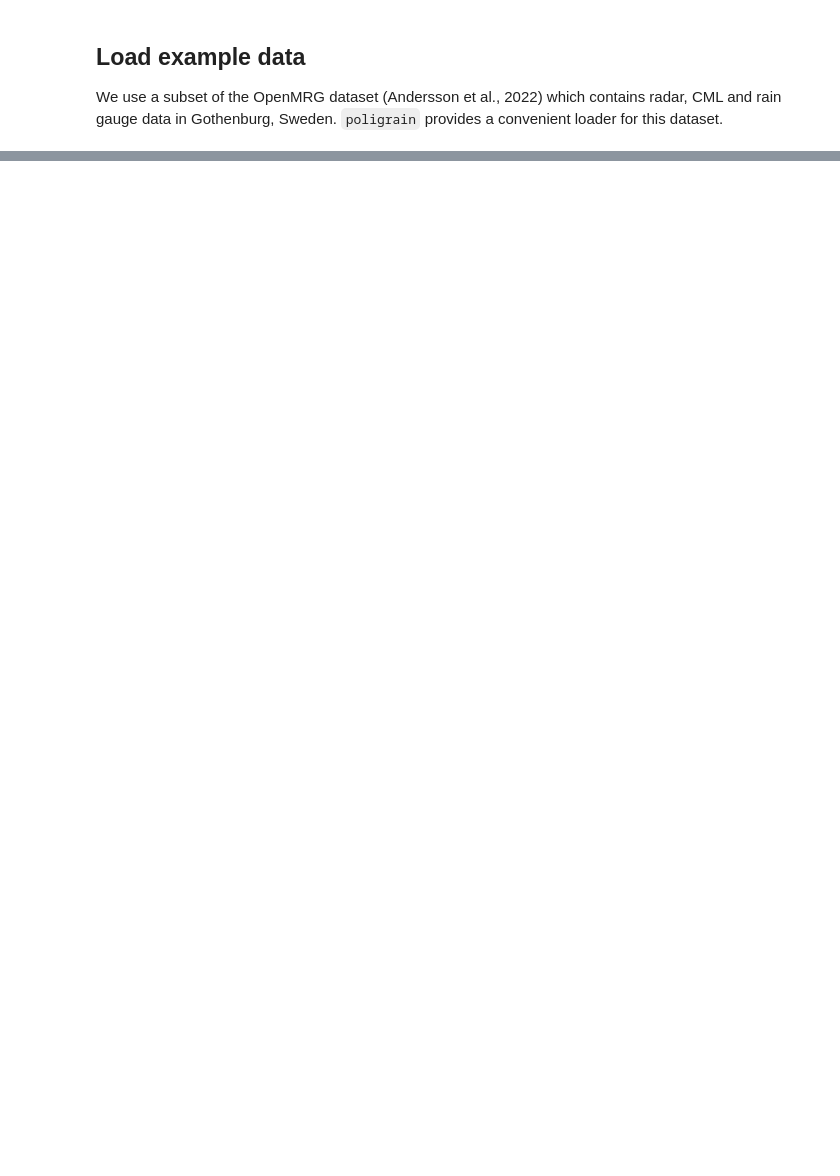
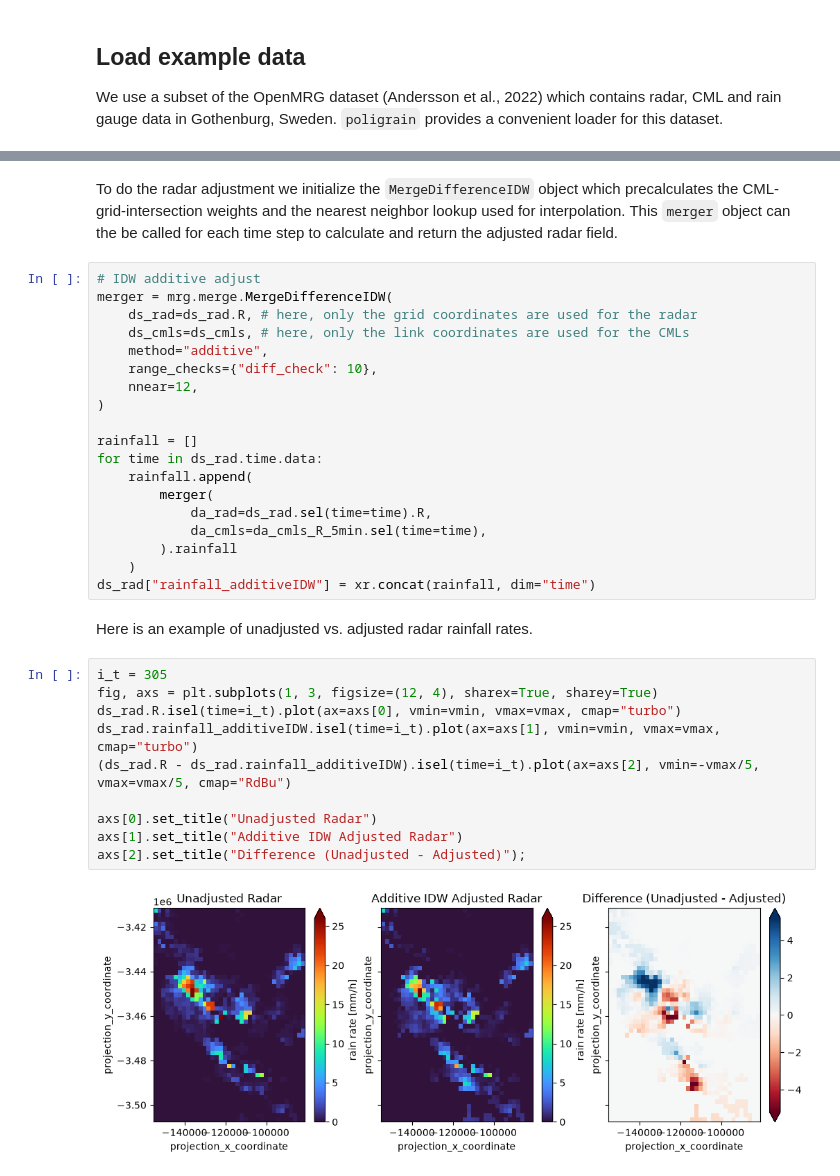
Before and after one commit to OpenSenseAction/OpenSenseAction.github.io, a Jupyter notebook: software-ecosystem/mergeplg.ipynb, the cells around one changed output, grey strips where cells are left out. Drawn from its saved outputs; the diff is of its cells as text; blank space fills up the shorter version.

```diff
--- a/software-ecosystem/mergeplg.ipynb
+++ b/software-ecosystem/mergeplg.ipynb
@@ -76,0 +103,35 @@ That's the core merging workflow in `mergeplg`: load gridded and point/line data
+# %% [markdown]
+To do the radar adjustment we initialize the `MergeDifferenceIDW` object which precalculates the CML-grid-intersection weights and the nearest neighbor lookup used for interpolation. This `merger` object can the be called for each time step to calculate and return the adjusted radar field.
+# %%
+# IDW additive adjust
+merger = mrg.merge.MergeDifferenceIDW(
+    ds_rad=ds_rad.R, # here, only the grid coordinates are used for the radar
+    ds_cmls=ds_cmls, # here, only the link coordinates are used for the CMLs
+    method="additive",
+    range_checks={"diff_check": 10},
+    nnear=12,
+)
+
+rainfall = []
+for time in ds_rad.time.data:
+    rainfall.append(
+        merger(
+            da_rad=ds_rad.sel(time=time).R,
+            da_cmls=da_cmls_R_5min.sel(time=time),
+        ).rainfall
+    )
+ds_rad["rainfall_additiveIDW"] = xr.concat(rainfall, dim="time")
+# %% [markdown]
+Here is an example of unadjusted vs. adjusted radar rainfall rates.
+# %%
+i_t = 305
+fig, axs = plt.subplots(1, 3, figsize=(12, 4), sharex=True, sharey=True)
+ds_rad.R.isel(time=i_t).plot(ax=axs[0], vmin=vmin, vmax=vmax, cmap="turbo")
+ds_rad.rainfall_additiveIDW.isel(time=i_t).plot(ax=axs[1], vmin=vmin, vmax=vmax, cmap="turbo")
+(ds_rad.R - ds_rad.rainfall_additiveIDW).isel(time=i_t).plot(ax=axs[2], vmin=-vmax/5, vmax=vmax/5, cmap="RdBu")
+
+axs[0].set_title("Unadjusted Radar")
+axs[1].set_title("Additive IDW Adjusted Radar")
+axs[2].set_title("Difference (Unadjusted - Adjusted)");
+# %% [output]
+[figure, added]
```
Also changed, not shown: parts of 22 cells of this notebook.
